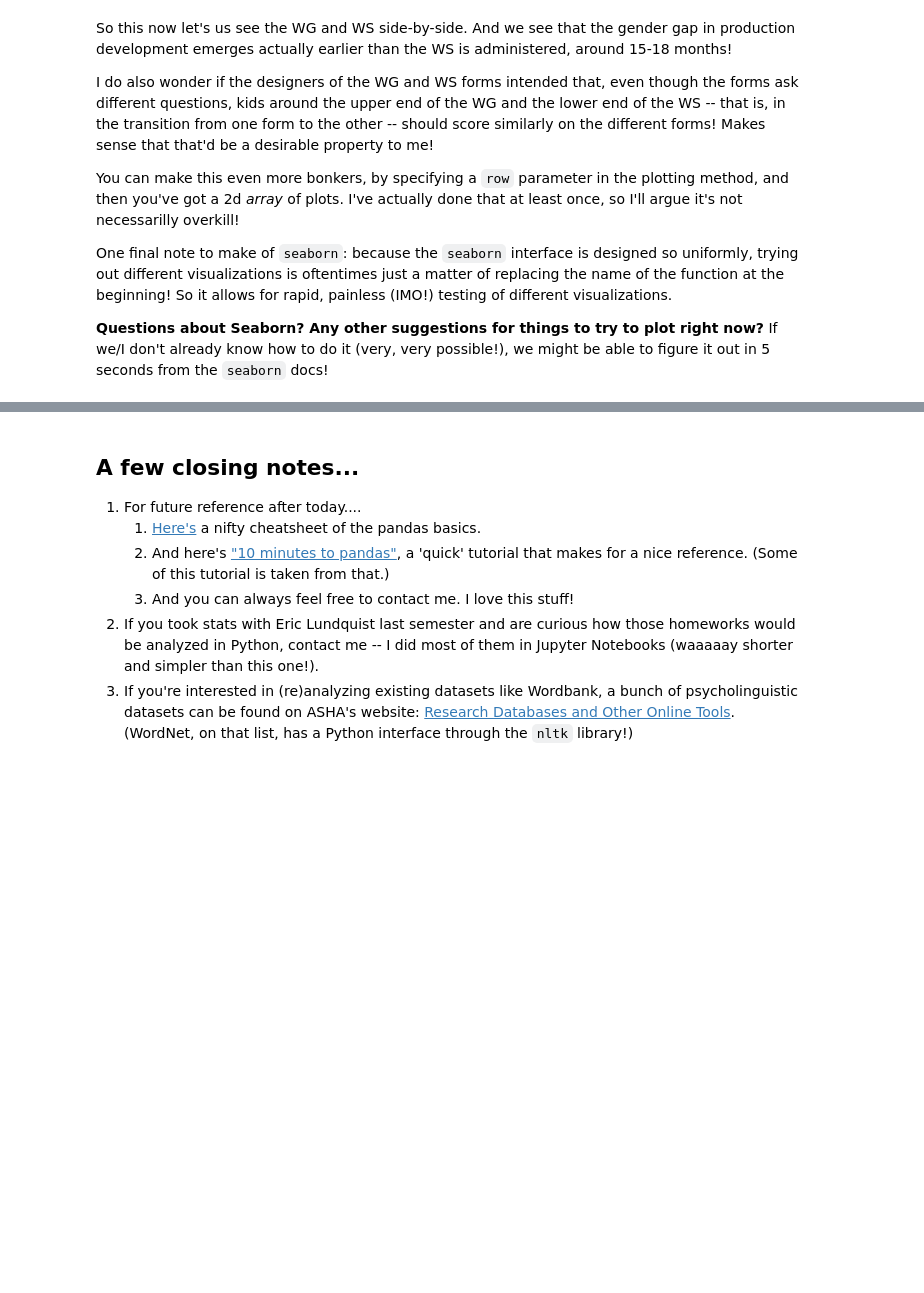
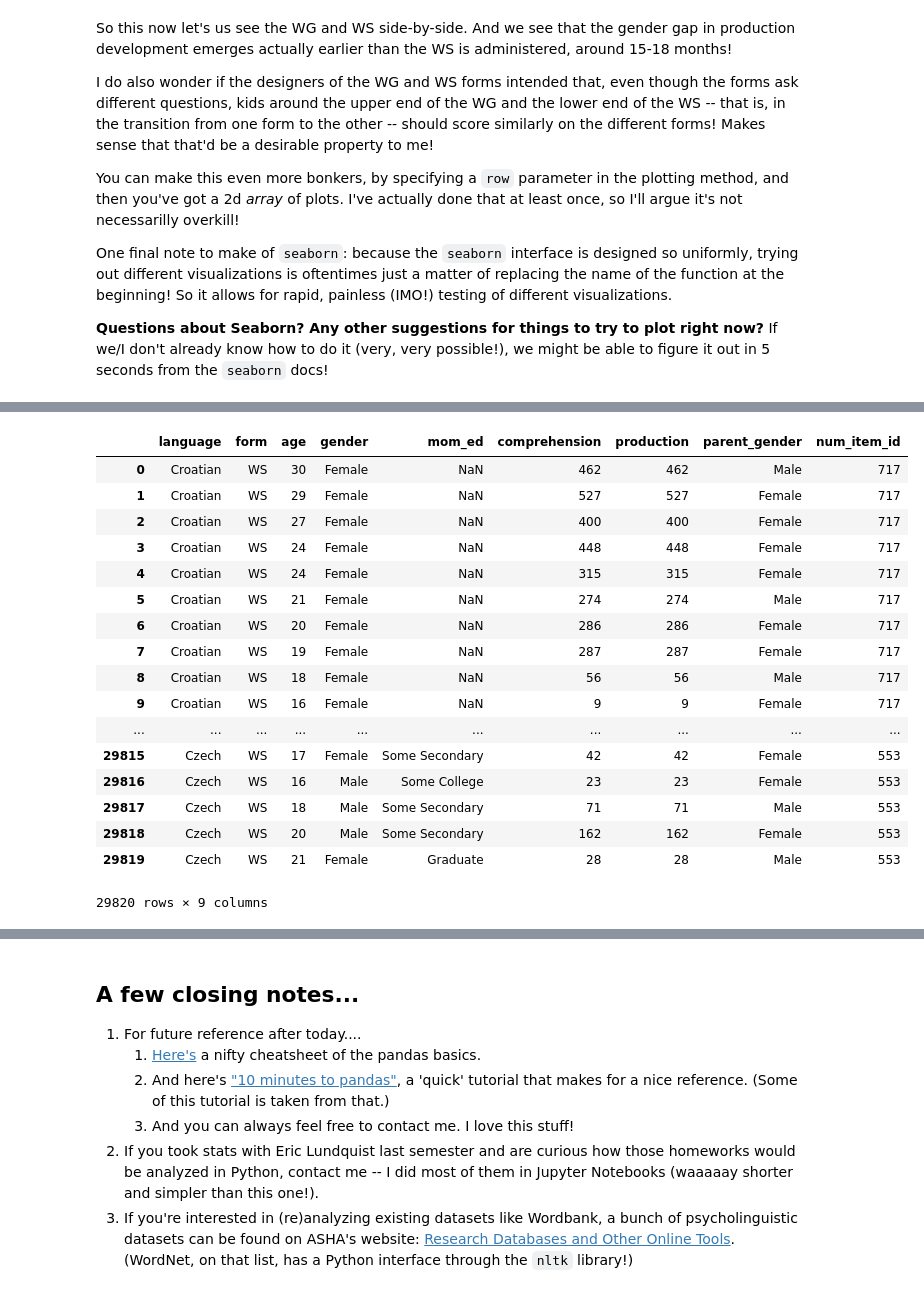
Before and after one commit to drussellmrichie/uconn_jterm_python_workshops, a Jupyter notebook: python-data-analysis/Python Data Analysis Tutorial.ipynb, the cells around one changed output, grey strips where cells are left out. Drawn from its saved outputs; the diff is of its cells as text; code cells hidden in the pictures; blank space fills up the shorter version.

```diff
--- a/python-data-analysis/Python Data Analysis Tutorial.ipynb
+++ b/python-data-analysis/Python Data Analysis Tutorial.ipynb
@@ -771,0 +1023,4 @@ These data are of a volume and complexity that really motivate a programmatic an
+# %%
+filepath = 'wordbank-data/all_languages_and_forms_item_data.csv'
+all_languages_and_forms_item_data = pd.read_csv(filepath)
+all_languages_and_forms_item_data.head()
@@ -771,0 +1034,3 @@ These data are of a volume and complexity that really motivate a programmatic an
+# %%
+all_languages_and_forms_item_data.drop('Unnamed: 0',axis=1,inplace=True)
+all_languages_and_forms_item_data.head()
@@ -771,0 +1046,6 @@ These data are of a volume and complexity that really motivate a programmatic an
+# %%
+ws_word_item_data = all_languages_and_forms_item_data.query('form=="WS" & type=="word"')\
+                                                     .groupby('language')\
+                                                     .max()\
+                                                     ['num_item_id']
+ws_word_item_data
@@ -771,0 +1099,22 @@ These data are of a volume and complexity that really motivate a programmatic an
+# %%
+ws_genderCoded_admin_data = ws_genderCoded_admin_data.merge(ws_word_item_data_df, how='left')
+ws_genderCoded_admin_data
+# %% [output]
+|  | language | form | age | gender | mom_ed | comprehension | production | parent_gender | num_item_id |
+| 0 | Croatian | WS | 30 | Female | NaN | 462 | 462 | Male | 717 |
+| 1 | Croatian | WS | 29 | Female | NaN | 527 | 527 | Female | 717 |
+| 2 | Croatian | WS | 27 | Female | NaN | 400 | 400 | Female | 717 |
+| 3 | Croatian | WS | 24 | Female | NaN | 448 | 448 | Female | 717 |
+| 4 | Croatian | WS | 24 | Female | NaN | 315 | 315 | Female | 717 |
+| 5 | Croatian | WS | 21 | Female | NaN | 274 | 274 | Male | 717 |
+| 6 | Croatian | WS | 20 | Female | NaN | 286 | 286 | Female | 717 |
+| 7 | Croatian | WS | 19 | Female | NaN | 287 | 287 | Female | 717 |
+| 8 | Croatian | WS | 18 | Female | NaN | 56 | 56 | Male | 717 |
+| 9 | Croatian | WS | 16 | Female | NaN | 9 | 9 | Female | 717 |
+| ... | ... | ... | ... | ... | ... | ... | ... | ... | ... |
+| 29815 | Czech | WS | 17 | Female | Some Secondary | 42 | 42 | Female | 553 |
+| 29816 | Czech | WS | 16 | Male | Some College | 23 | 23 | Female | 553 |
+| 29817 | Czech | WS | 18 | Male | Some Secondary | 71 | 71 | Male | 553 |
+| 29818 | Czech | WS | 20 | Male | Some Secondary | 162 | 162 | Female | 553 |
+| 29819 | Czech | WS | 21 | Female | Graduate | 28 | 28 | Male | 553 |
+29820 rows × 9 columns
```
Also changed, not shown: parts of 76 cells of this notebook, 4 other files.
